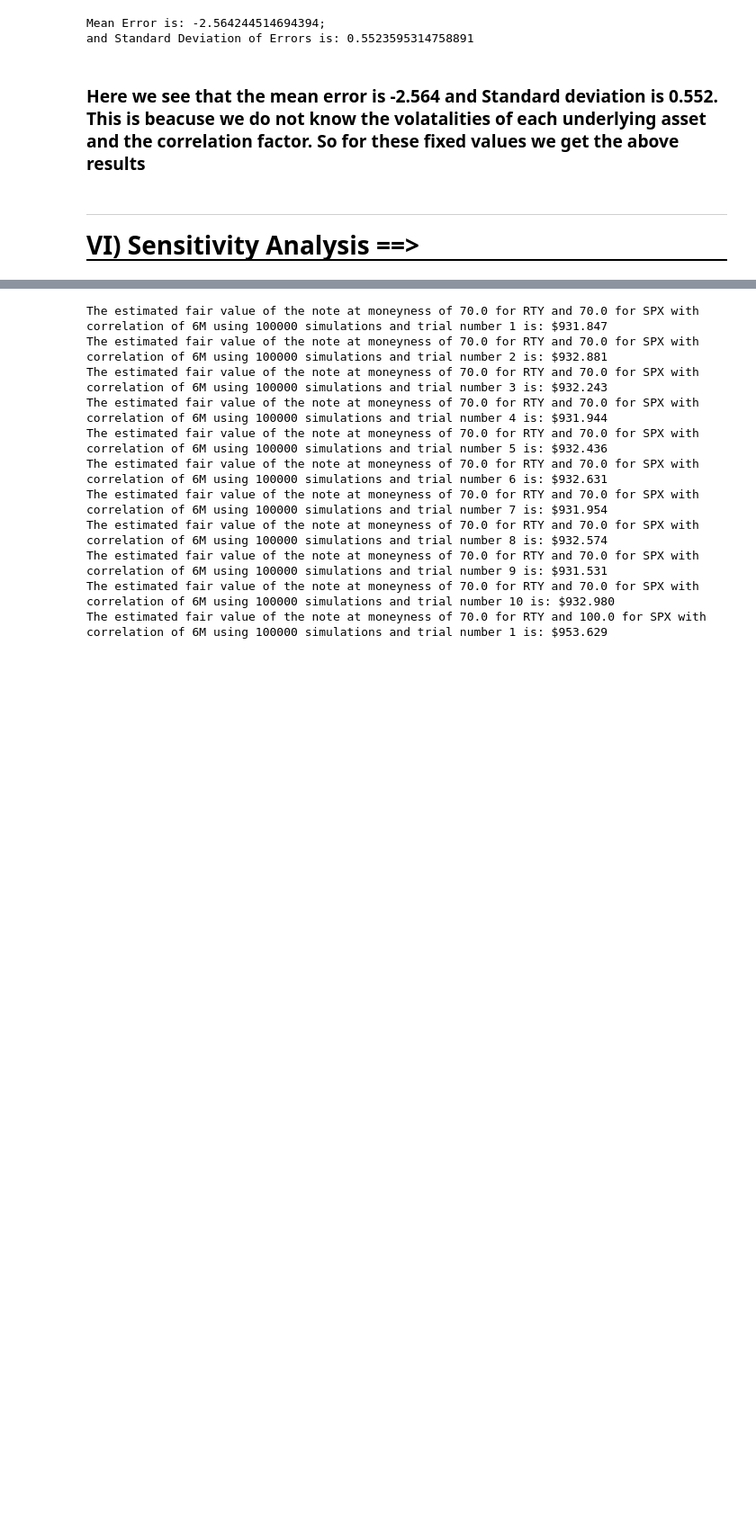
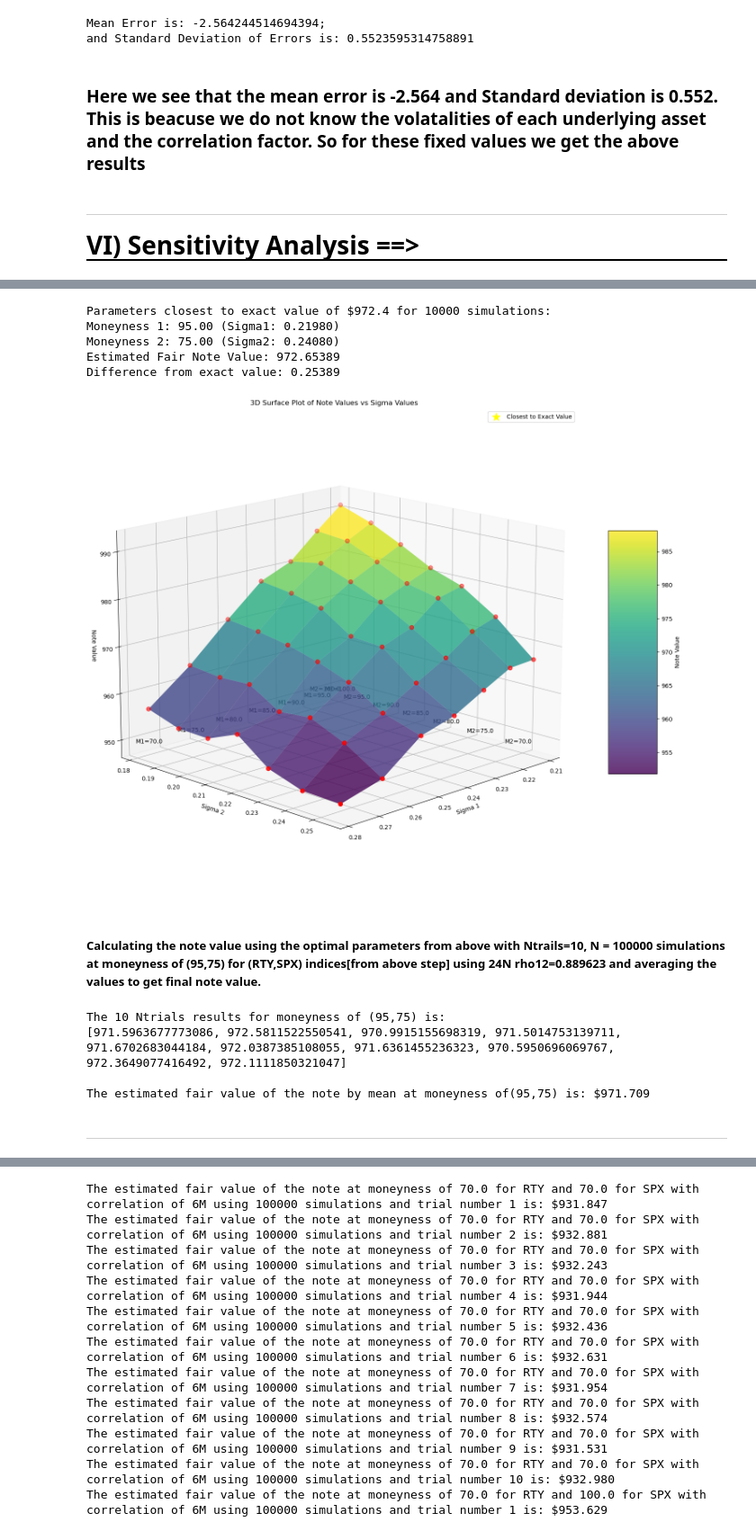
Before and after one commit to yadvesh28/Complex_Derivatives_Valuation_Projects, a Jupyter notebook: Project_2/PROJECT2.DESAIk_KALRAm_YADAVy.ipynb, the cells around one changed output, grey strips where cells are left out. Shown: that part at 90% size. Drawn from its saved outputs; the diff is of its cells as text; code cells hidden in the pictures; blank space fills up the shorter version.

Commit message:
almost finalized

```diff
--- a/Project_2/PROJECT2.DESAIk_KALRAm_YADAVy.ipynb
+++ b/Project_2/PROJECT2.DESAIk_KALRAm_YADAVy.ipynb
@@ -792,0 +867,78 @@ KeyboardInterrupt:
+# %%
+X, Y = np.meshgrid(sig1_values, sig2_values)
+Z = np.zeros_like(X)
+# %%
+for i, sig2 in enumerate(sig2_values):
+    for j, sig1 in enumerate(sig1_values):
+        result = np.mean(note_value(N, Ntrials, sig1, sig2, rho12))
+        Z[i, j] = result
+# %%
+# exact note value is $972.4
+exact_value = 972.4
+# %%
+# plotting the results
+fig = plt.figure(figsize=(15, 12))
+ax = fig.add_subplot(111, projection='3d')
+surf = ax.plot_surface(X, Y, Z, cmap='viridis', edgecolor='none', alpha=0.8)
+fig.colorbar(surf, ax=ax, shrink=0.5, aspect=5, label='Note Value')
+scatter = ax.scatter(X, Y, Z, c='red', s=50)
+differences = np.abs(Z - exact_value)
+closest_idx = np.unravel_index(np.argmin(differences), Z.shape)
+closest_sig1 = X[closest_idx]
+closest_sig2 = Y[closest_idx]
+closest_value = Z[closest_idx]
+closest_moneyness1 = min(sigma1_moneyness.items(), key=lambda x: abs(x[1] - closest_sig1))[0]
+closest_moneyness2 = min(sigma2_moneyness.items(), key=lambda x: abs(x[1] - closest_sig2))[0]
+ax.set_xlabel('Sigma 1')
+ax.set_ylabel('Sigma 2')
+ax.set_zlabel('Note Value')
+ax.set_title('3D Surface Plot of Note Values vs Sigma Values')
+ax.view_init(elev=15, azim=45)
+
+print(f"\nParameters closest to exact value of ${exact_value} for {N} simulations:")
+print(f"Moneyness 1: {closest_moneyness1:.2f} (Sigma1: {closest_sig1:.5f})")
+print(f"Moneyness 2: {closest_moneyness2:.2f} (Sigma2: {closest_sig2:.5f})")
+print(f"Estimated Fair Note Value: {closest_value:.5f}")
+print(f"Difference from exact value: {abs(closest_value - exact_value):.5f}")
+
+ax.scatter([closest_sig1], [closest_sig2], [closest_value], c='yellow', s=200, marker='*', label='Closest to Exact Value')
+for i, sig1 in enumerate(sig1_values):
+    moneyness = list(sigma1_moneyness.keys())[i]
+    ax.text(sig1, min(sig2_values), min(Z.flatten()), f'M1={moneyness}', horizontalalignment='center')
+
+for i, sig2 in enumerate(sig2_values):
+    moneyness = list(sigma2_moneyness.keys())[i]
+    ax.text(min(sig1_values), sig2, min(Z.flatten()), f'M2={moneyness}', horizontalalignment='right')
+
+plt.legend()
+plt.tight_layout()
+plt.show()
+# %% [output]
+Parameters closest to exact value of $972.4 for 10000 simulations:
+Moneyness 1: 95.00 (Sigma1: 0.21980)
+Moneyness 2: 75.00 (Sigma2: 0.24080)
+Estimated Fair Note Value: 972.65389
+Difference from exact value: 0.25389
+[figure, added]
+# %% [markdown]
+##### Calculating the note value using the optimal parameters from above with Ntrails=10, N = 100000 simulations at moneyness of (95,75) for (RTY,SPX) indices[from above step] using 24N rho12=0.889623 and averaging the values to get final note value.
+# %%
+Ntrials=10
+N=100000
+sig1 = 0.21980
+sig2 = 0.24080
+rho12 = 0.889623
+
+# calculating the note value list for Ntrials at moneyness of (95,75)
+Note_val = note_value(N, Ntrials, sig1, sig2, rho12)
+print(f"The {Ntrials} Ntrials results for moneyness of (95,75) is:\n{Note_val}\n")
+
+final_note_value_avg = np.mean(Note_val)
+print(f"The estimated fair value of the note by mean at moneyness of(95,75) is: ${final_note_value_avg:.3f}")
+# %% [output]
+The 10 Ntrials results for moneyness of (95,75) is:
+[971.5963677773086, 972.5811522550541, 970.9915155698319, 971.5014753139711, 971.6702683044184, 972.0387385108055, 971.6361455236323, 970.5950696069767, 972.3649077416492, 972.1111850321047]
+
+The estimated fair value of the note by mean at moneyness of(95,75) is: $971.709
+# %% [markdown]
+---
```
Also changed, not shown: parts of 17 cells of this notebook.
